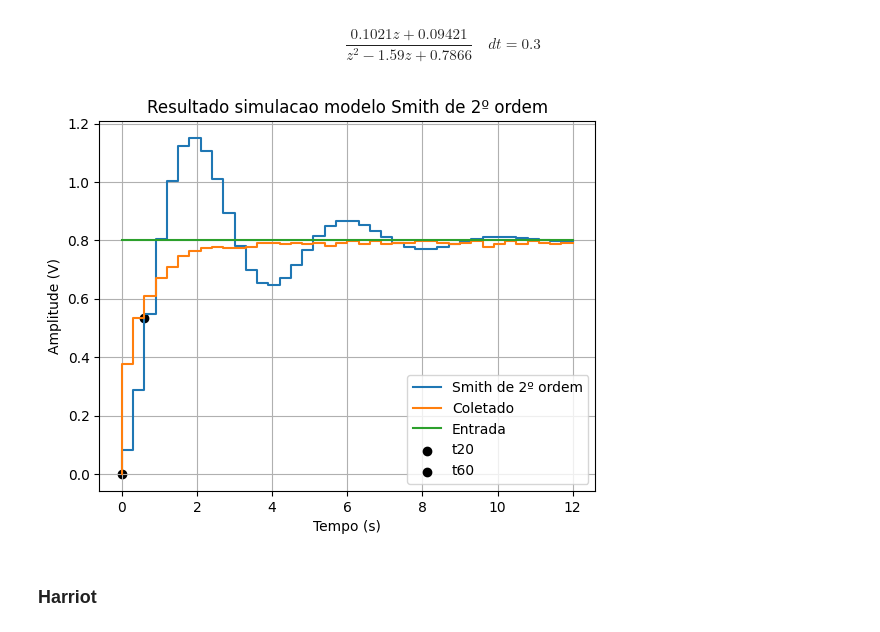
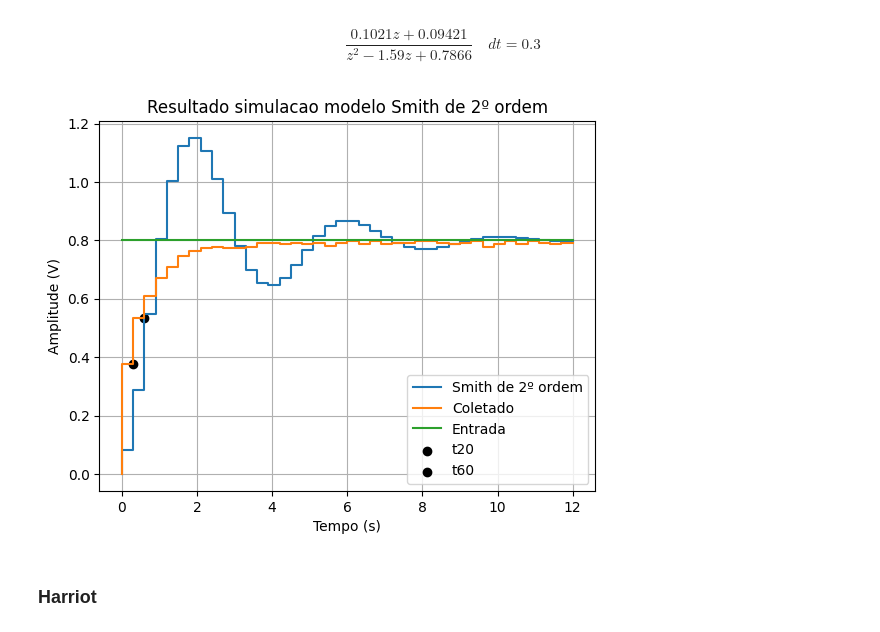
Before and after one commit to RafaelChavesPB/Controle-Digital, a Jupyter notebook: Projeto3 - Sistemas de Controle.ipynb, the cells around one changed output. Cells and saved outputs as stored; diff of their text form; code cells hidden in the pictures.

```diff
--- a/Projeto3 - Sistemas de Controle.ipynb
+++ b/Projeto3 - Sistemas de Controle.ipynb
@@ -552,9 +545,9 @@ temp, amp = ct.step_response(dsys, TEMPO_SIMULACAO)
 amp *= AMP_DEGRAU
 valores_estimados.append(amp)
 # %%
-plotarGraficos(temp, amp, useft, usefv, NAME, [useft[k1], useft[k2]], [usefv[k1], usefv[k2]], ['t20', 't60'])
+plotarGraficos(temp, amp, useft, usefv, NAME, [useft[k1 + 1], useft[k2]], [usefv[k1 + 1], usefv[k2]], ['t20', 't60'])
 # %% [output]
-[figure, old version]
+[figure, new version]
 # %% [markdown]
 ### Harriot
 # %%
```
Also changed, not shown: parts of 24 cells of this notebook, 25 other files.
